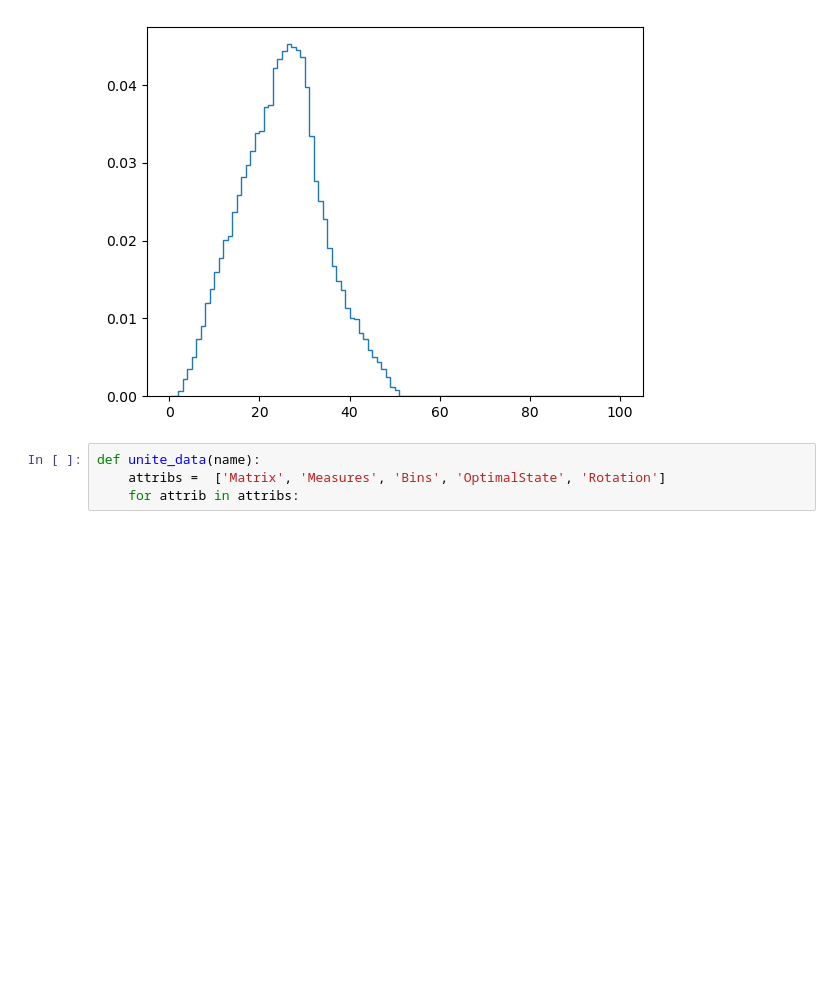
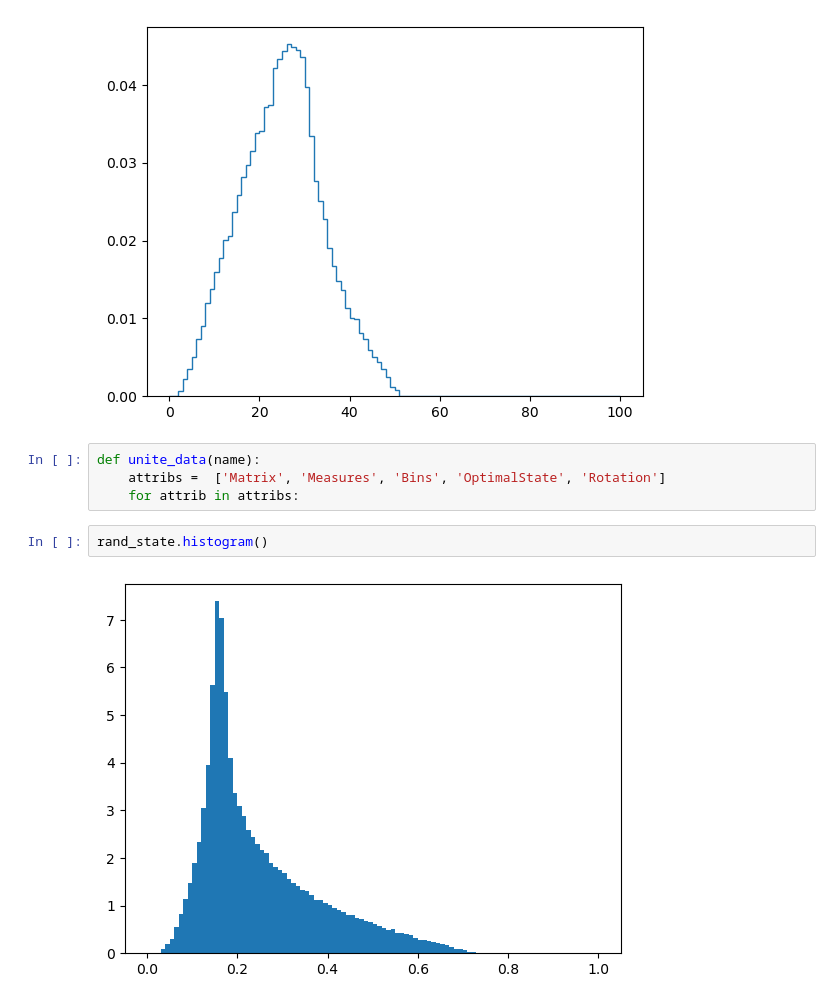
Before and after one commit to jkwiecien765/WernerTomography2, a Jupyter notebook: werner.ipynb, the cells around one changed output. Drawn from its saved outputs; the diff is of its cells as text; blank space fills up the shorter version.

```diff
--- a/werner.ipynb
+++ b/werner.ipynb
@@ -984,3 +987,7 @@ allcomplex.histogram(1)
 def unite_data(name):
     attribs =  ['Matrix', 'Measures', 'Bins', 'OptimalState', 'Rotation']
     for attrib in attribs:
+# %%
+rand_state.histogram()
+# %% [output]
+[figure, added]
```
Also changed, not shown: parts of 4 cells of this notebook, 3 other files.
